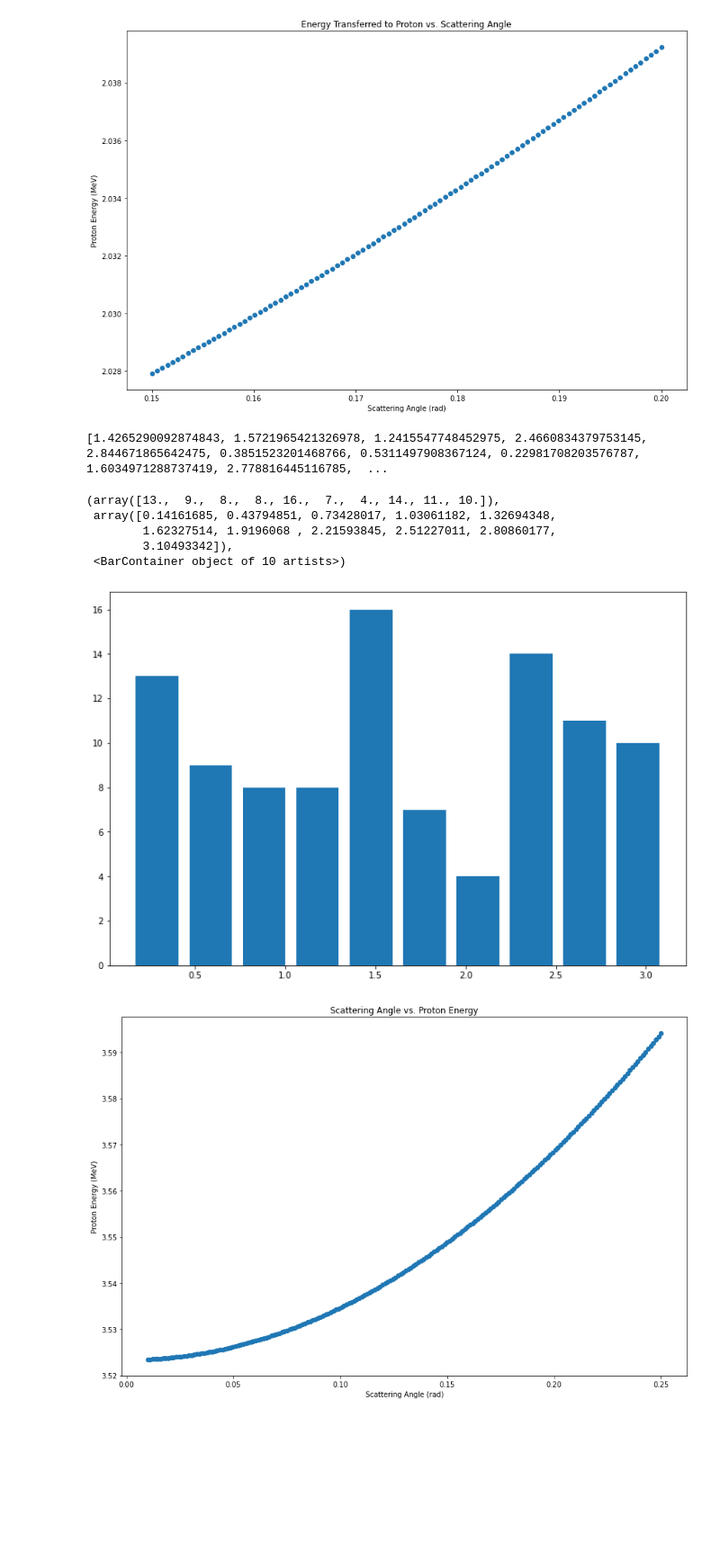
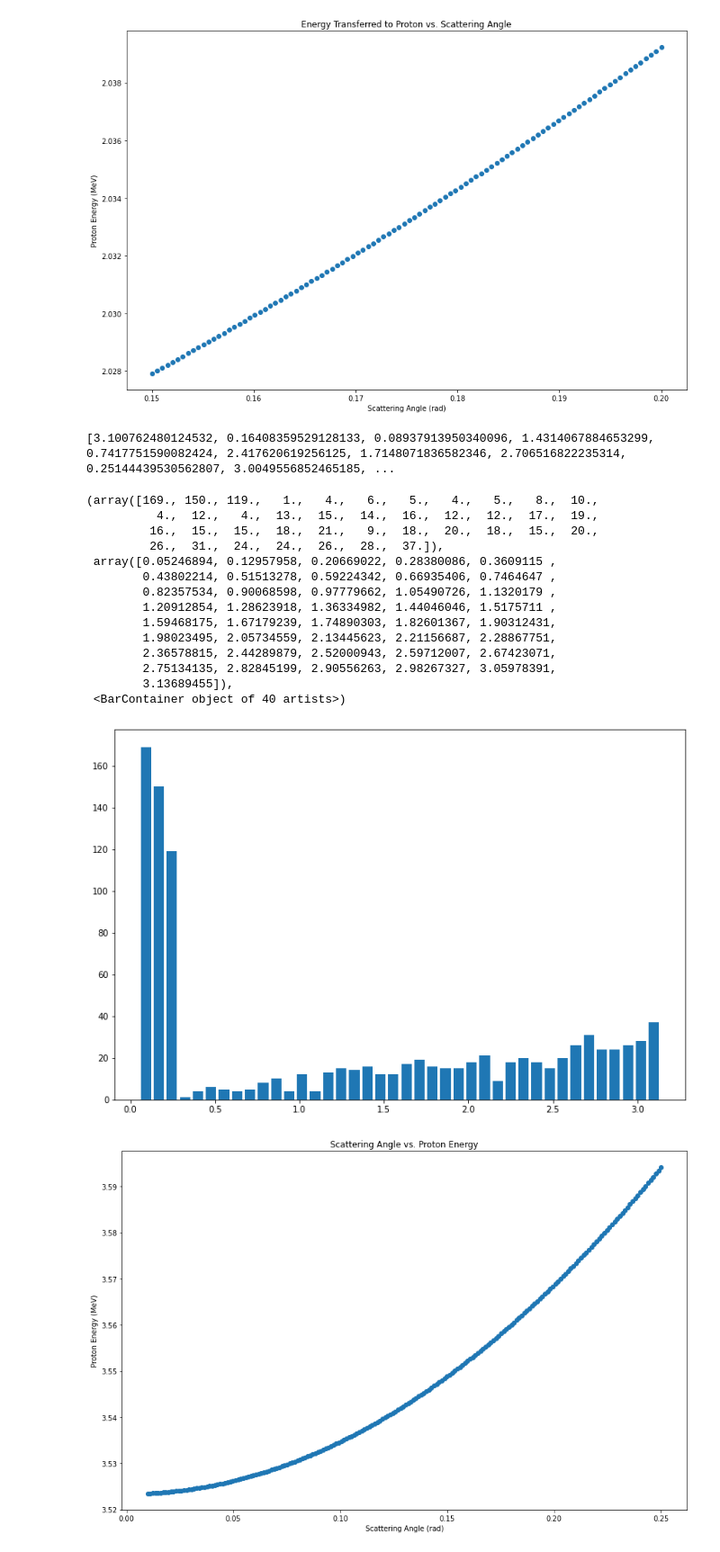
Before and after one commit to ddrobner/scatteringsim, a Jupyter notebook: scatteringsim.ipynb, the cells around one changed output. Shown at 90% size. Saved outputs shown, nothing was run; the diff lists cells and outputs as text; code cells hidden in the pictures; blank space fills up the shorter version.

Commit message:
fix up low angle scatters

```diff
--- a/scatteringsim.ipynb
+++ b/scatteringsim.ipynb
@@ -289,29 +293,34 @@ def diff_cx(theta, ke):
 # this time, we just interpolate the values from the csv
 # although the ke argument is redundant, I'd rather just keep the same function
 # signature to make my life easier
-def diff_cx(theta, ke, fname="diffcx_new.csv") -> np.float64:
+def diff_cx(theta, ke, fname="diffcx_2p02MeV.csv") -> np.float64:
     exp_cx = pd.read_csv(fname)
     theta = np.rad2deg(theta)
     for k in exp_cx.index:
-        if theta < exp_cx["theta"][k+1] and theta >= exp_cx['theta'][k]:
+        if theta < exp_cx['theta'][0]:
+            # for low scattering angles which we don't have better data for
+            # (ie. below 12 degrees )
+            # nvm 1/x makes a lot more sense here lol
+            return 2*np.pi*(1/theta) + 0.9043
+        elif theta < exp_cx["theta"][k+1] and theta >= exp_cx['theta'][k]:
             theta_low = exp_cx['theta'][k]
             cx_low = exp_cx['sigma'][k]
             theta_high = exp_cx['theta'][k]
             cx_high = exp_cx['sigma'][k]
-            return ((cx_high - cx_low)/(theta_high - theta_low))*theta
+            return ((cx_high - cx_low)/(theta_high - theta_low + 0.001))*theta*2*np.pi
         else:
-            return (list(exp_cx['sigma'])[-1]/list(exp_cx['sigma'])[-1])*theta
+            return (list(exp_cx['sigma'])[-1]/list(exp_cx['sigma'])[-1])*theta*2*np.pi
 
 
 def scaled_diff_cx(theta, ke):
     # luckily, our differential crossection s a decreasing function on the interval we care about
     # so, we just take the left endpoint as our x-value
-    theta_min = 0.001
+    theta_min = 0.01
     scale = 1/(diff_cx(theta_min, ke))
     return diff_cx(theta,ke)*scale
 
 def scattering_angle(ke):
-    theta_min = 0.1
+    theta_min = 0.05
     while True:
         # first we sample from a uniform distribution of valid x-values
         xsample = random.uniform(theta_min, np.pi)
@@ -507,18 +475,27 @@ plt.show()
 # %% [output]
 [figure]
 # %%
-s_angles = [scattering_angle(8) for i in range(100)]
+s_angles = [scattering_angle(8) for i in range(1000)]
 print(s_angles)
-counts, bins = np.histogram(s_angles)
+counts, bins = np.histogram(s_angles, bins=40)
 plt.hist(bins[:-1], bins, weights=counts, rwidth=0.8)
 # %% [output]
-[1.4265290092874843, 1.5721965421326978, 1.2415547748452975, 2.4660834379753145, 2.844671865642475, 0.3851523201468766, 0.5311497908367124, 0.22981708203576787, 1.6034971288737419, 2.778816445116785,  ...
+[3.100762480124532, 0.16408359529128133, 0.08937913950340096, 1.4314067884653299, 0.7417751590082424, 2.417620619256125, 1.7148071836582346, 2.706516822235314, 0.25144439530562807, 3.0049556852465185, ...
-(array([13.,  9.,  8.,  8., 16.,  7.,  4., 14., 11., 10.]),
- array([0.14161685, 0.43794851, 0.73428017, 1.03061182, 1.32694348,
-        1.62327514, 1.9196068 , 2.21593845, 2.51227011, 2.80860177,
-        3.10493342]),
- <BarContainer object of 10 artists>)
+(array([169., 150., 119.,   1.,   4.,   6.,   5.,   4.,   5.,   8.,  10.,
+          4.,  12.,   4.,  13.,  15.,  14.,  16.,  12.,  12.,  17.,  19.,
+         16.,  15.,  15.,  18.,  21.,   9.,  18.,  20.,  18.,  15.,  20.,
+         26.,  31.,  24.,  24.,  26.,  28.,  37.]),
+ array([0.05246894, 0.12957958, 0.20669022, 0.28380086, 0.3609115 ,
+        0.43802214, 0.51513278, 0.59224342, 0.66935406, 0.7464647 ,
+        0.82357534, 0.90068598, 0.97779662, 1.05490726, 1.1320179 ,
+        1.20912854, 1.28623918, 1.36334982, 1.44046046, 1.5175711 ,
+        1.59468175, 1.67179239, 1.74890303, 1.82601367, 1.90312431,
+        1.98023495, 2.05734559, 2.13445623, 2.21156687, 2.28867751,
+        2.36578815, 2.44289879, 2.52000943, 2.59712007, 2.67423071,
+        2.75134135, 2.82845199, 2.90556263, 2.98267327, 3.05978391,
+        3.13689455]),
+ <BarContainer object of 40 artists>)
-[figure, old version]
+[figure, new version]
 # %%
 # let's compute energy transfer for a fixed energy and a bunch of different
 # scattering angles
```
Also changed, not shown: parts of 12 cells of this notebook.
